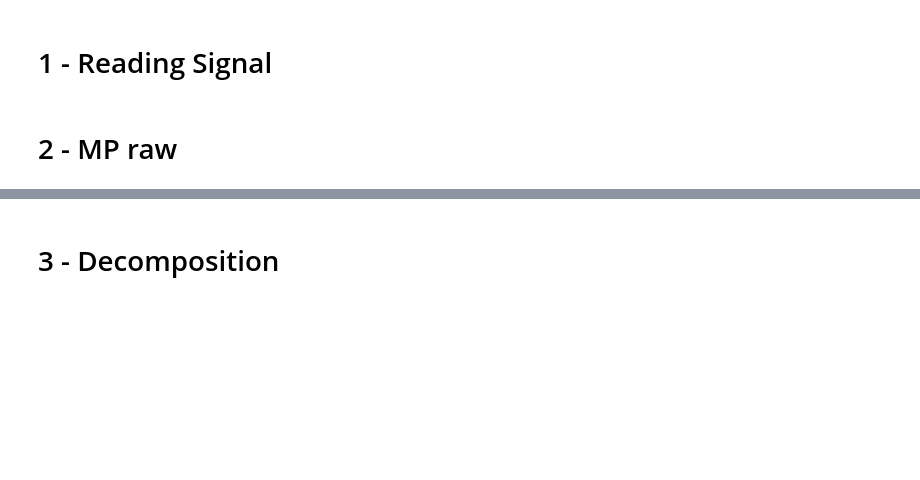
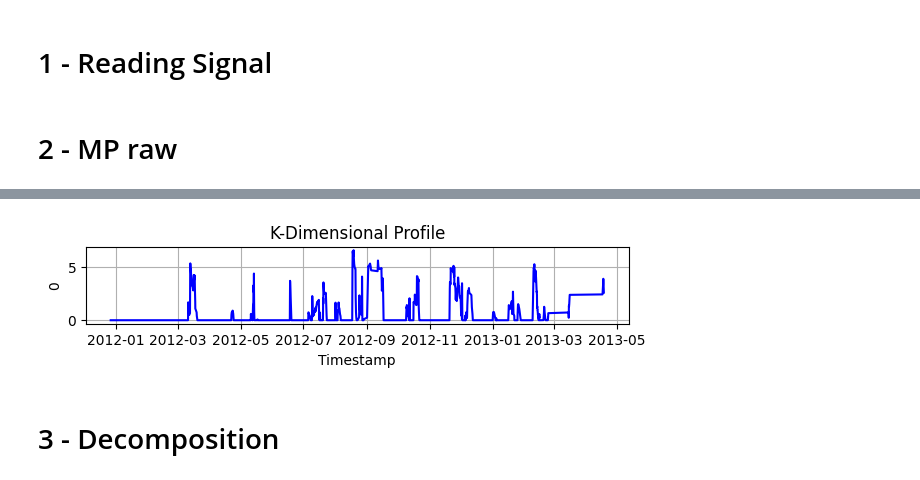
Before and after one commit to Lopes941/PyFADe, a Jupyter notebook: notebooks/wavelet_MP_onsignals.ipynb, the cells around one changed output, grey strips where cells are left out. Cells and saved outputs as stored; diff of their text form; code cells hidden in the pictures; blank space fills up the shorter version.

```diff
--- a/notebooks/wavelet_MP_onsignals.ipynb
+++ b/notebooks/wavelet_MP_onsignals.ipynb
@@ -61,3 +133,11 @@ MP = pyfade.get_MP(sub_data,SUB_SIZE,shutdowns=shutdowns,**mp_properties)
+# %%
+group_builder = pyfade.FeatureGroupBuilder(pyfade.FeatureGroups.KProfile,window).build()
+
+KDP = pd.DataFrame(window.kp.T,index=window.index)
+fig, axs = pyfade.plot_multiple(KDP);
+axs[0].set_title('K-Dimensional Profile');
+# %% [output]
+[figure, added]
 # %%
 fig, axs = pyfade.plot_multiple(sub_data,style='xb',shutdowns=None,markersize=2,height=3,width=10);
 pyfade.plot_multiple(MP,fig=fig,axs=axs,style='r-',linewidth=2);
```
Also changed, not shown: parts of 9 cells of this notebook, 30 other files.
